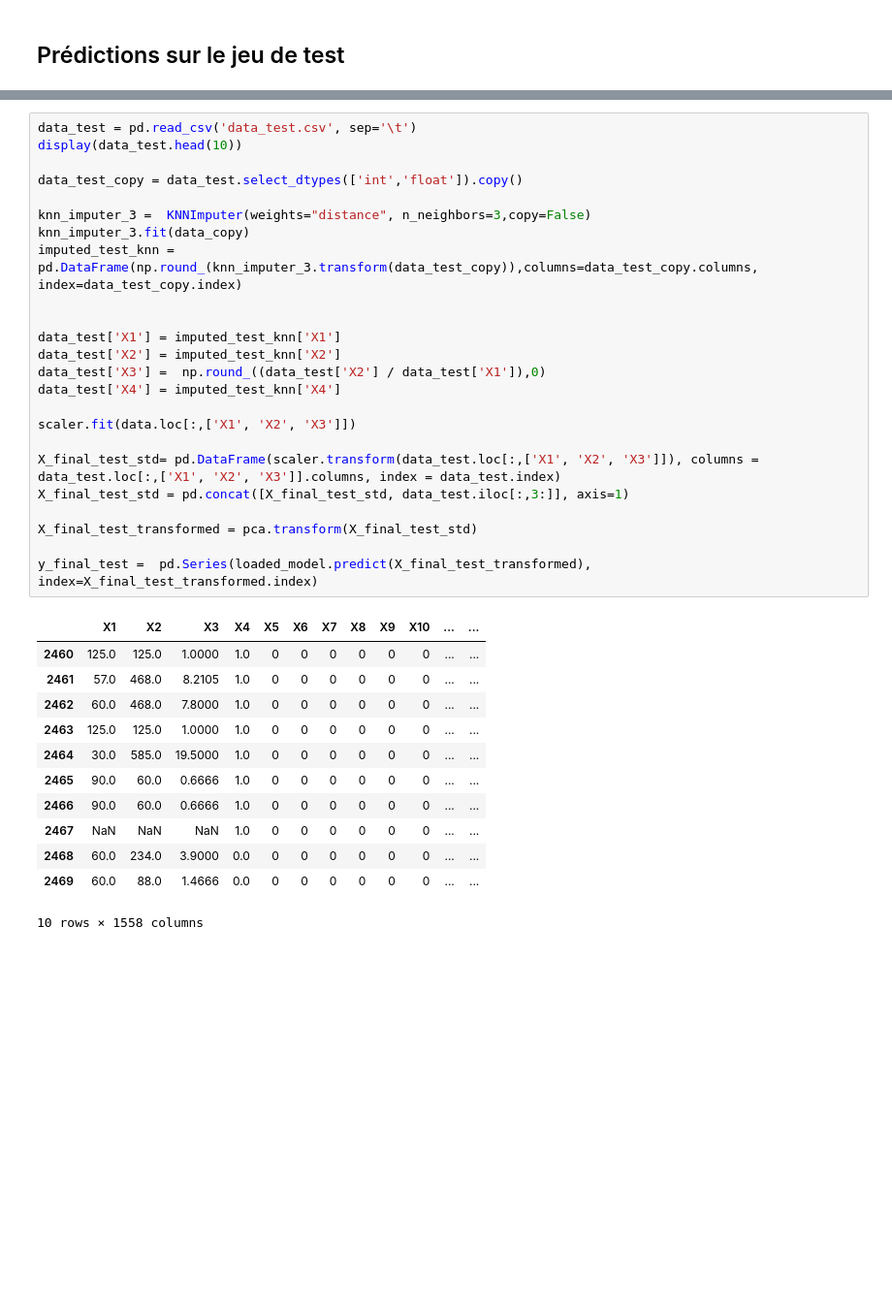
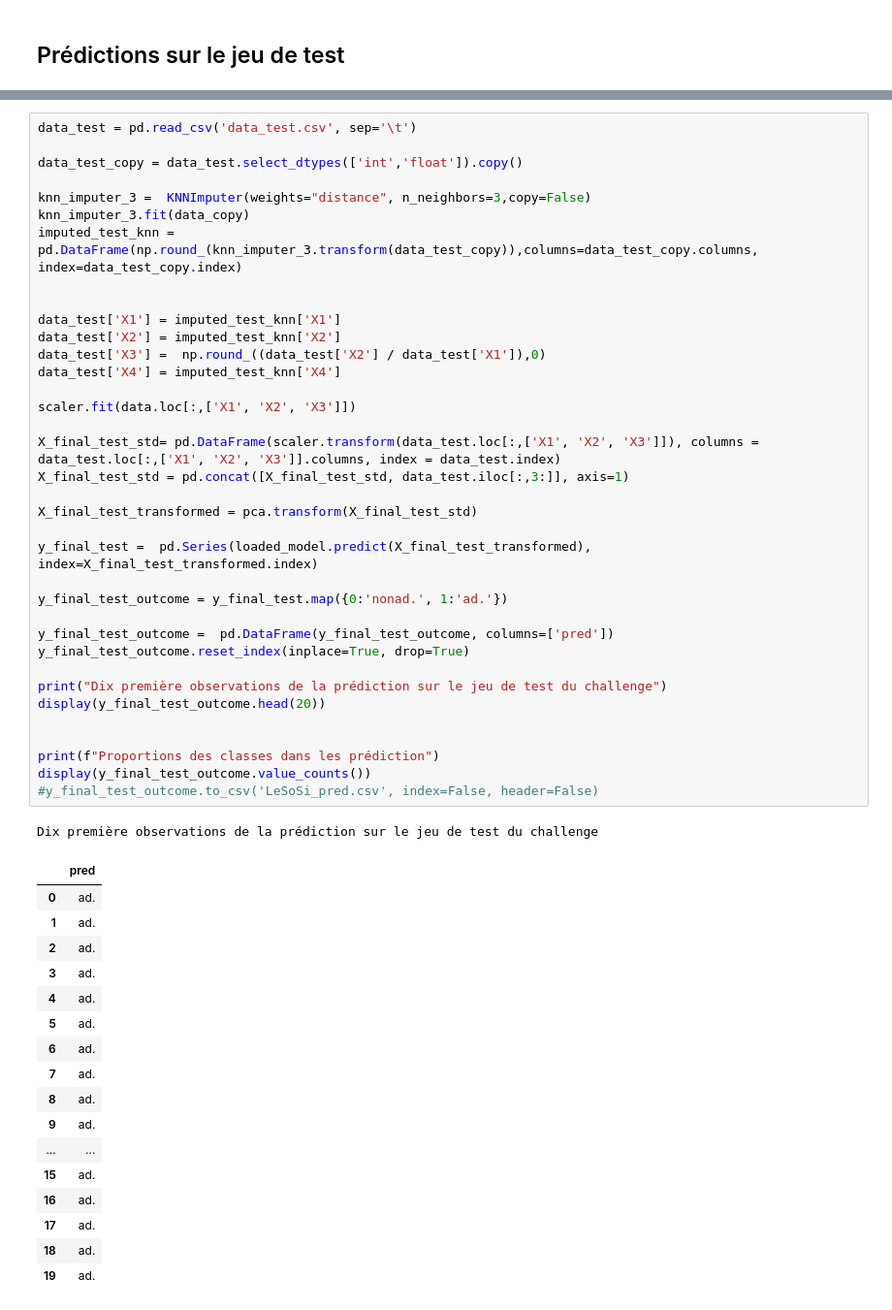
Before and after one commit to cedricsoares/cnam-sta211-entreposage-et-fouille-de-donnees-projet-final, a Jupyter notebook: exploration.ipynb, the cells around one changed output, grey strips where cells are left out. Shown at 97% size. Drawn from its saved outputs; the diff is of its cells as text; blank space fills up the shorter version.

```diff
--- a/exploration.ipynb
+++ b/exploration.ipynb
@@ -1161,37 +1166,55 @@ loaded_model = pickle.load(open(filename, 'rb'))
 # %%
 data_test = pd.read_csv('data_test.csv', sep='\t')
-display(data_test.head(10))
 
 data_test_copy = data_test.select_dtypes(['int','float']).copy()
 
 knn_imputer_3 =  KNNImputer(weights="distance", n_neighbors=3,copy=False)
 knn_imputer_3.fit(data_copy)
 imputed_test_knn = pd.DataFrame(np.round_(knn_imputer_3.transform(data_test_copy)),columns=data_test_copy.columns, index=data_test_copy.index)
 
 
 data_test['X1'] = imputed_test_knn['X1']
 data_test['X2'] = imputed_test_knn['X2']
 data_test['X3'] =  np.round_((data_test['X2'] / data_test['X1']),0)
 data_test['X4'] = imputed_test_knn['X4']
 
 scaler.fit(data.loc[:,['X1', 'X2', 'X3']])
 
 X_final_test_std= pd.DataFrame(scaler.transform(data_test.loc[:,['X1', 'X2', 'X3']]), columns = data_test.loc[:,['X1', 'X2', 'X3']].columns, index = data_test.index)
 X_final_test_std = pd.concat([X_final_test_std, data_test.iloc[:,3:]], axis=1)
 
 X_final_test_transformed = pca.transform(X_final_test_std)
 
 y_final_test =  pd.Series(loaded_model.predict(X_final_test_transformed), index=X_final_test_transformed.index)
+
+y_final_test_outcome = y_final_test.map({0:'nonad.', 1:'ad.'})
+
+y_final_test_outcome =  pd.DataFrame(y_final_test_outcome, columns=['pred'])
+y_final_test_outcome.reset_index(inplace=True, drop=True)
+
+print("Dix première observations de la prédiction sur le jeu de test du challenge")
+display(y_final_test_outcome.head(20))
+
+
+print(f"Proportions des classes dans les prédiction")
+display(y_final_test_outcome.value_counts())
+#y_final_test_outcome.to_csv('LeSoSi_pred.csv', index=False, header=False)
 # %% [output]
+Dix première observations de la prédiction sur le jeu de test du challenge
-|  | X1 | X2 | X3 | X4 | X5 | X6 | X7 | X8 | X9 | X10 | ... | ... |
-| 2460 | 125.0 | 125.0 | 1.0000 | 1.0 | 0 | 0 | 0 | 0 | 0 | 0 | ... | ... |
-| 2461 | 57.0 | 468.0 | 8.2105 | 1.0 | 0 | 0 | 0 | 0 | 0 | 0 | ... | ... |
-| 2462 | 60.0 | 468.0 | 7.8000 | 1.0 | 0 | 0 | 0 | 0 | 0 | 0 | ... | ... |
-| 2463 | 125.0 | 125.0 | 1.0000 | 1.0 | 0 | 0 | 0 | 0 | 0 | 0 | ... | ... |
-| 2464 | 30.0 | 585.0 | 19.5000 | 1.0 | 0 | 0 | 0 | 0 | 0 | 0 | ... | ... |
-| 2465 | 90.0 | 60.0 | 0.6666 | 1.0 | 0 | 0 | 0 | 0 | 0 | 0 | ... | ... |
-| 2466 | 90.0 | 60.0 | 0.6666 | 1.0 | 0 | 0 | 0 | 0 | 0 | 0 | ... | ... |
-| 2467 | NaN | NaN | NaN | 1.0 | 0 | 0 | 0 | 0 | 0 | 0 | ... | ... |
-| 2468 | 60.0 | 234.0 | 3.9000 | 0.0 | 0 | 0 | 0 | 0 | 0 | 0 | ... | ... |
-| 2469 | 60.0 | 88.0 | 1.4666 | 0.0 | 0 | 0 | 0 | 0 | 0 | 0 | ... | ... |
+|  | pred |
+| 0 | ad. |
+| 1 | ad. |
+| 2 | ad. |
+| 3 | ad. |
+| 4 | ad. |
+| 5 | ad. |
+| 6 | ad. |
+| 7 | ad. |
+| 8 | ad. |
+| 9 | ad. |
+| ... | ... |
+| 15 | ad. |
+| 16 | ad. |
+| 17 | ad. |
+| 18 | ad. |
+| 19 | ad. |
-10 rows × 1558 columns
```
Also changed, not shown: parts of 28 cells of this notebook.
